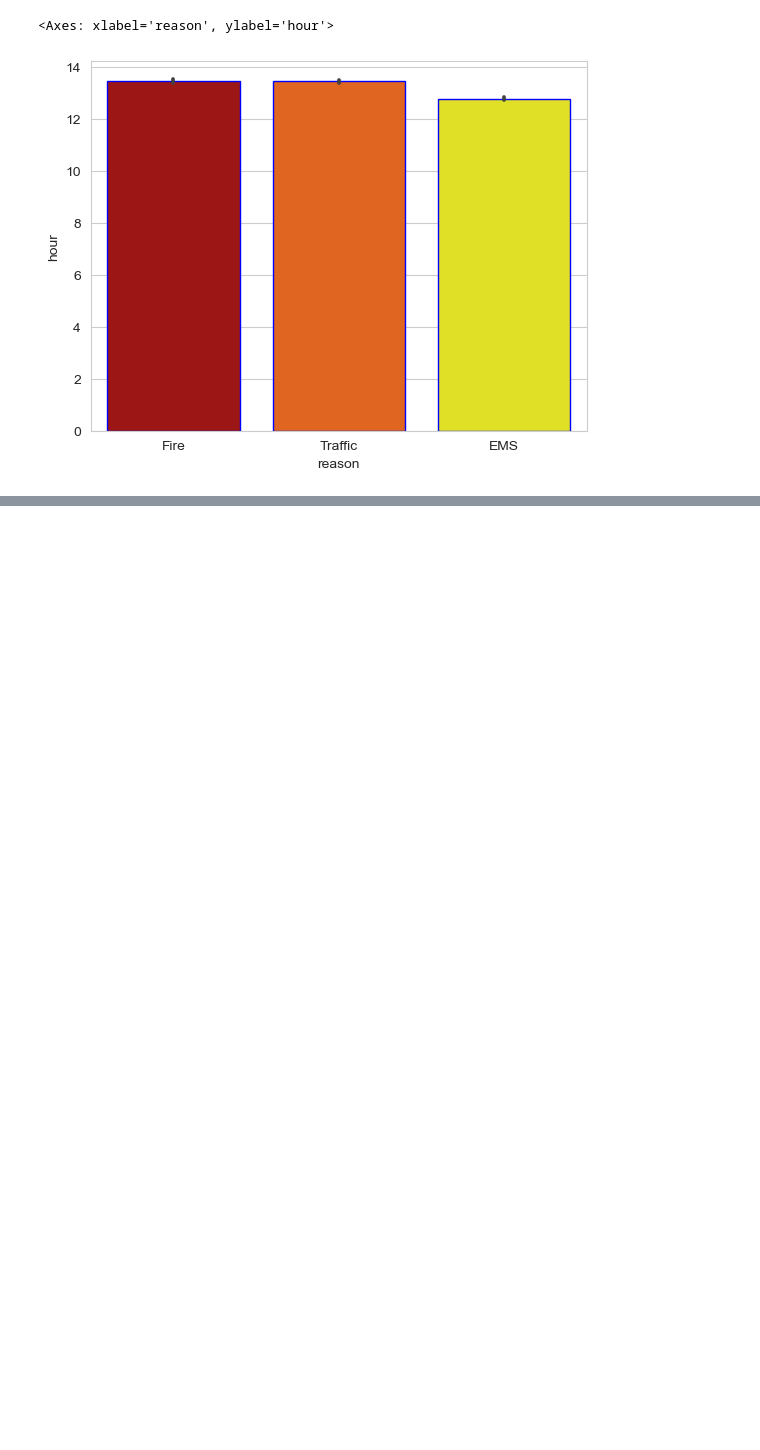
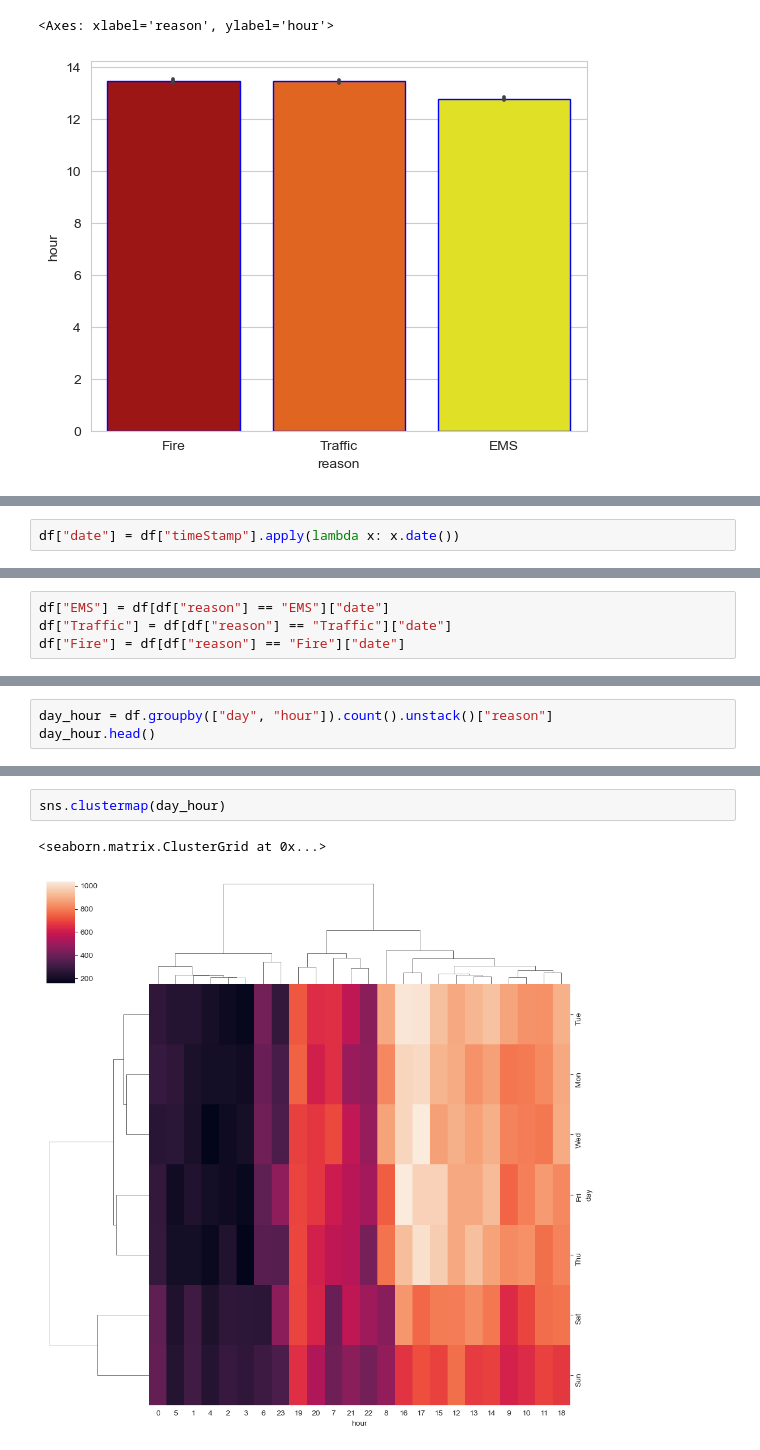
Before and after one commit to Dmlockett/Project2, a Jupyter notebook: Project_2.ipynb, the cells around one changed output, grey strips where cells are left out. Cells and saved outputs as stored; diff of their text form; blank space fills up the shorter version.

```diff
--- a/Project_2.ipynb
+++ b/Project_2.ipynb
@@ -154,0 +188,2 @@ sns.barplot(data= df,
+# %%
+df["date"] = df["timeStamp"].apply(lambda x: x.date())
@@ -154,0 +196,4 @@ sns.barplot(data= df,
+# %%
+df["EMS"] = df[df["reason"] == "EMS"]["date"]
+df["Traffic"] = df[df["reason"] == "Traffic"]["date"]
+df["Fire"] = df[df["reason"] == "Fire"]["date"]
@@ -154,0 +218,3 @@ sns.barplot(data= df,
+# %%
+day_hour = df.groupby(["day", "hour"]).count().unstack()["reason"]
+day_hour.head()
@@ -154,0 +235,5 @@ sns.barplot(data= df,
+# %%
+sns.clustermap(day_hour)
+# %% [output]
+<seaborn.matrix.ClusterGrid at 0x...>
+[figure, added]
```
Also changed, not shown: parts of 20 cells of this notebook.
